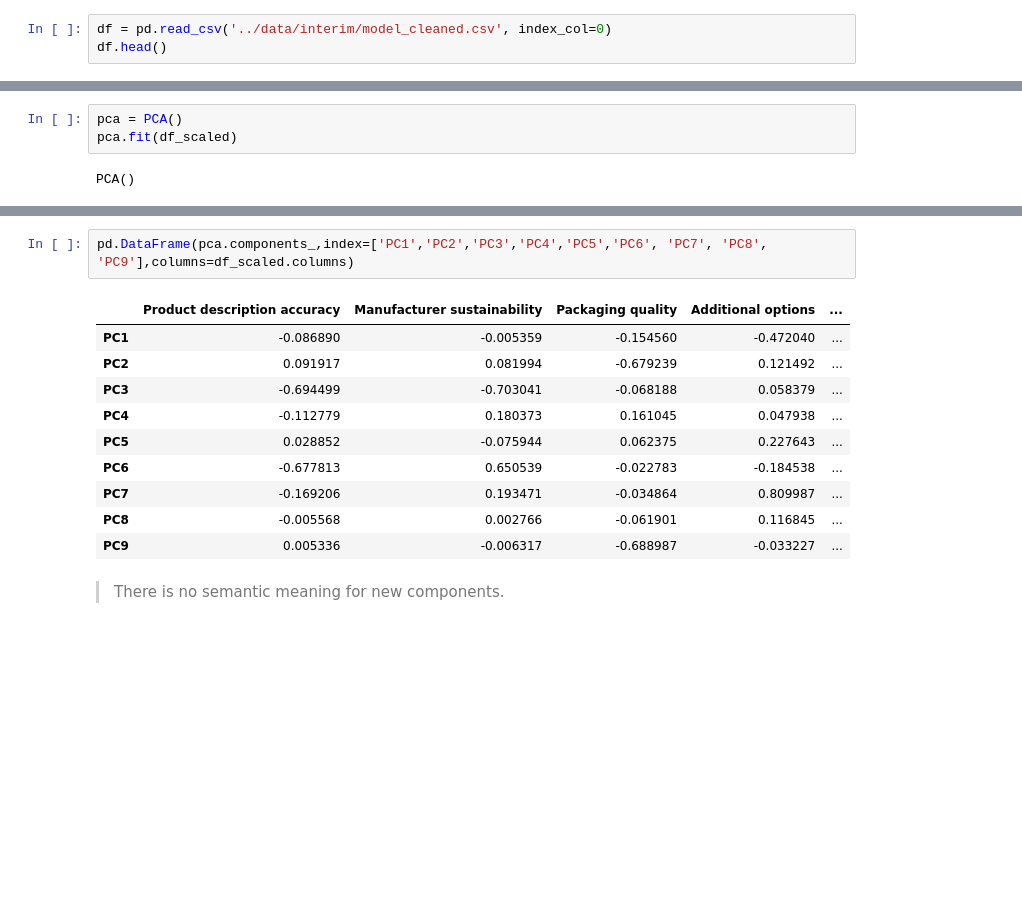
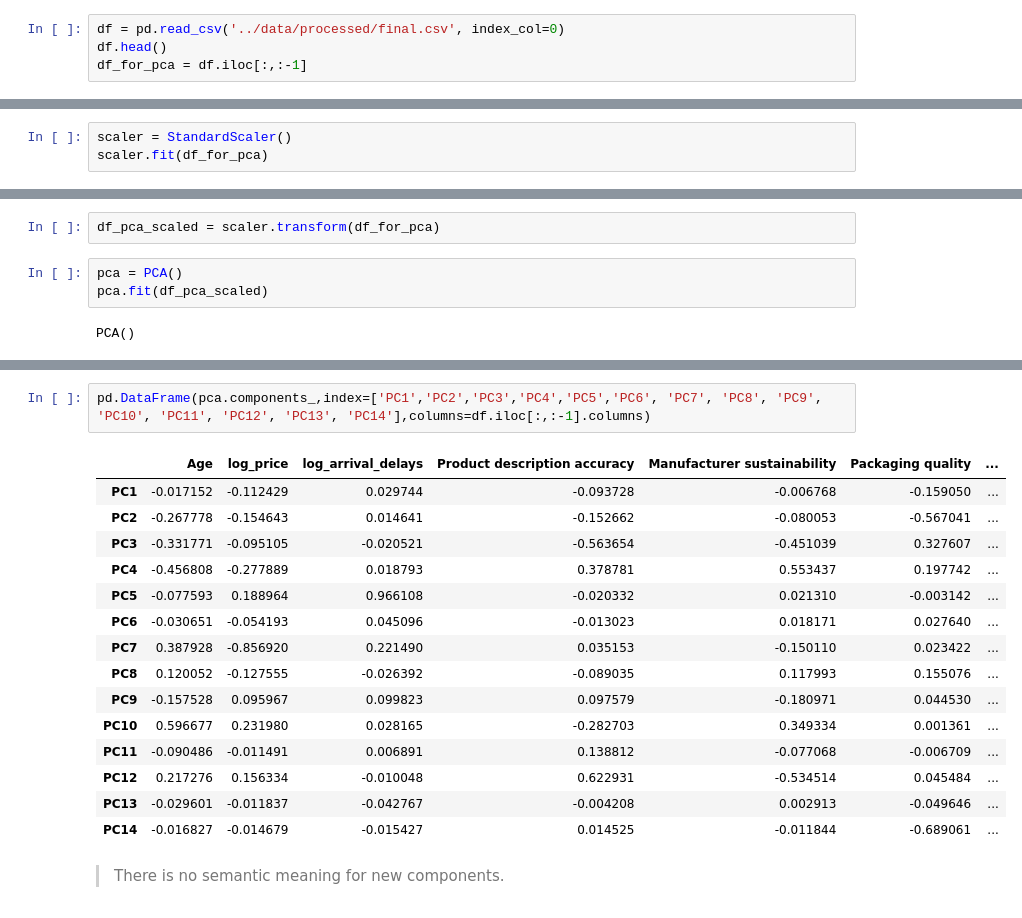
Before and after one commit to FedericoCantarelli/Customer-Satisfaction-Yojo, a Jupyter notebook: notebooks/2.1-fc-PCA.ipynb, the cells around one changed output, grey strips where cells are left out. Drawn from its saved outputs; the diff is of its cells as text; blank space fills up the shorter version.

```diff
--- a/notebooks/2.1-fc-PCA.ipynb
+++ b/notebooks/2.1-fc-PCA.ipynb
@@ -28,5 +28,6 @@ import pandas as pd
 import matplotlib.pyplot as plt
 import numpy as np
 # %%
-df = pd.read_csv('../data/interim/model_cleaned.csv', index_col=0)
+df = pd.read_csv('../data/processed/final.csv', index_col=0)
 df.head()
+df_for_pca = df.iloc[:,:-1]
@@ -111,0 +41,3 @@ df_scaled
+# %%
+scaler = StandardScaler()
+scaler.fit(df_for_pca)
@@ -112,6 +46,8 @@ df_scaled
+# %%
+df_pca_scaled = scaler.transform(df_for_pca)
 # %%
 pca = PCA()
-pca.fit(df_scaled)
+pca.fit(df_pca_scaled)
 # %% [output]
 PCA()
 # %%
@@ -152,16 +93,21 @@ plt.legend()
 # %%
-pd.DataFrame(pca.components_,index=['PC1','PC2','PC3','PC4','PC5','PC6', 'PC7', 'PC8', 'PC9'],columns=df_scaled.columns)
+pd.DataFrame(pca.components_,index=['PC1','PC2','PC3','PC4','PC5','PC6', 'PC7', 'PC8', 'PC9', 'PC10', 'PC11', 'PC12', 'PC13', 'PC14'],columns=df.iloc[:,:-1].columns)
 # %% [output]
-|  | Product description accuracy | Manufacturer sustainability | Packaging quality | Additional options | ... |
-| PC1 | -0.086890 | -0.005359 | -0.154560 | -0.472040 | ... |
-| PC2 | 0.091917 | 0.081994 | -0.679239 | 0.121492 | ... |
-| PC3 | -0.694499 | -0.703041 | -0.068188 | 0.058379 | ... |
-| PC4 | -0.112779 | 0.180373 | 0.161045 | 0.047938 | ... |
-| PC5 | 0.028852 | -0.075944 | 0.062375 | 0.227643 | ... |
-| PC6 | -0.677813 | 0.650539 | -0.022783 | -0.184538 | ... |
-| PC7 | -0.169206 | 0.193471 | -0.034864 | 0.809987 | ... |
-| PC8 | -0.005568 | 0.002766 | -0.061901 | 0.116845 | ... |
-| PC9 | 0.005336 | -0.006317 | -0.688987 | -0.033227 | ... |
+|  | Age | log_price | log_arrival_delays | Product description accuracy | Manufacturer sustainability | Packaging quality | ... |
+| PC1 | -0.017152 | -0.112429 | 0.029744 | -0.093728 | -0.006768 | -0.159050 | ... |
+| PC2 | -0.267778 | -0.154643 | 0.014641 | -0.152662 | -0.080053 | -0.567041 | ... |
+| PC3 | -0.331771 | -0.095105 | -0.020521 | -0.563654 | -0.451039 | 0.327607 | ... |
+| PC4 | -0.456808 | -0.277889 | 0.018793 | 0.378781 | 0.553437 | 0.197742 | ... |
+| PC5 | -0.077593 | 0.188964 | 0.966108 | -0.020332 | 0.021310 | -0.003142 | ... |
+| PC6 | -0.030651 | -0.054193 | 0.045096 | -0.013023 | 0.018171 | 0.027640 | ... |
+| PC7 | 0.387928 | -0.856920 | 0.221490 | 0.035153 | -0.150110 | 0.023422 | ... |
+| PC8 | 0.120052 | -0.127555 | -0.026392 | -0.089035 | 0.117993 | 0.155076 | ... |
+| PC9 | -0.157528 | 0.095967 | 0.099823 | 0.097579 | -0.180971 | 0.044530 | ... |
+| PC10 | 0.596677 | 0.231980 | 0.028165 | -0.282703 | 0.349334 | 0.001361 | ... |
+| PC11 | -0.090486 | -0.011491 | 0.006891 | 0.138812 | -0.077068 | -0.006709 | ... |
+| PC12 | 0.217276 | 0.156334 | -0.010048 | 0.622931 | -0.534514 | 0.045484 | ... |
+| PC13 | -0.029601 | -0.011837 | -0.042767 | -0.004208 | 0.002913 | -0.049646 | ... |
+| PC14 | -0.016827 | -0.014679 | -0.015427 | 0.014525 | -0.011844 | -0.689061 | ... |
 # %% [markdown]
 >There is no semantic meaning for new components.
 # %%
```
Also changed, not shown: parts of 17 cells of this notebook, 2 other files.
